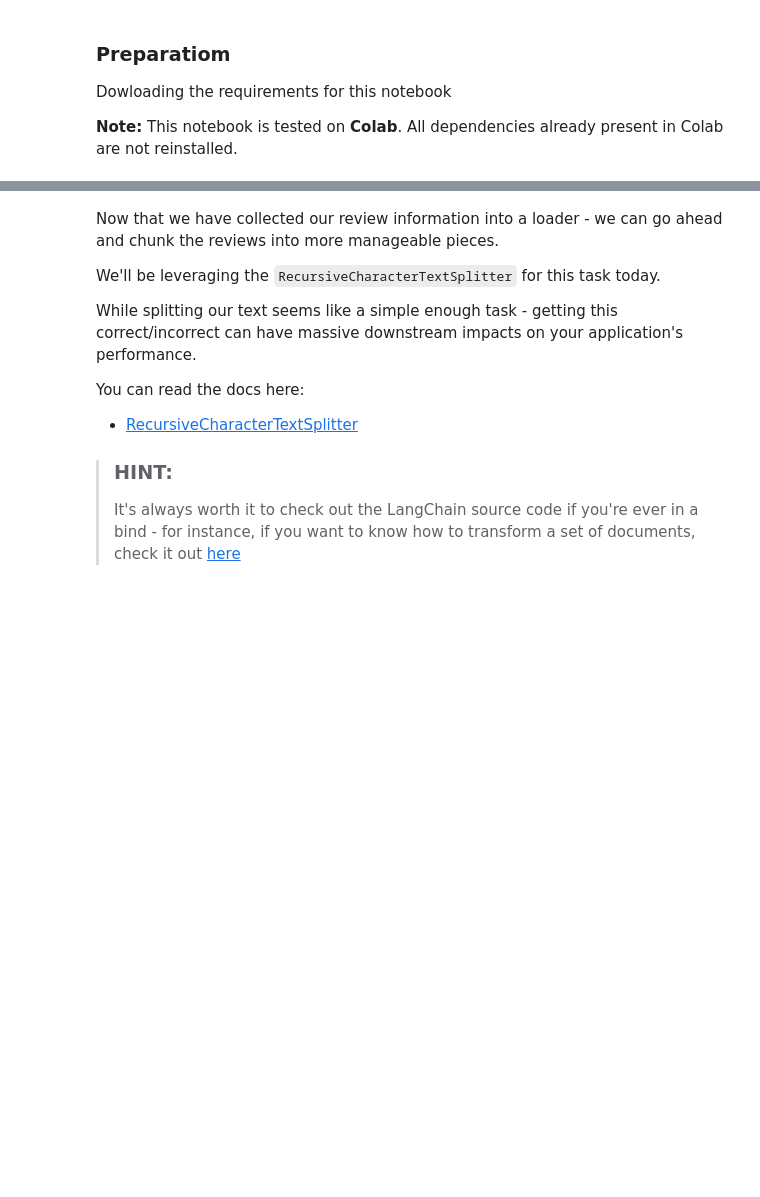
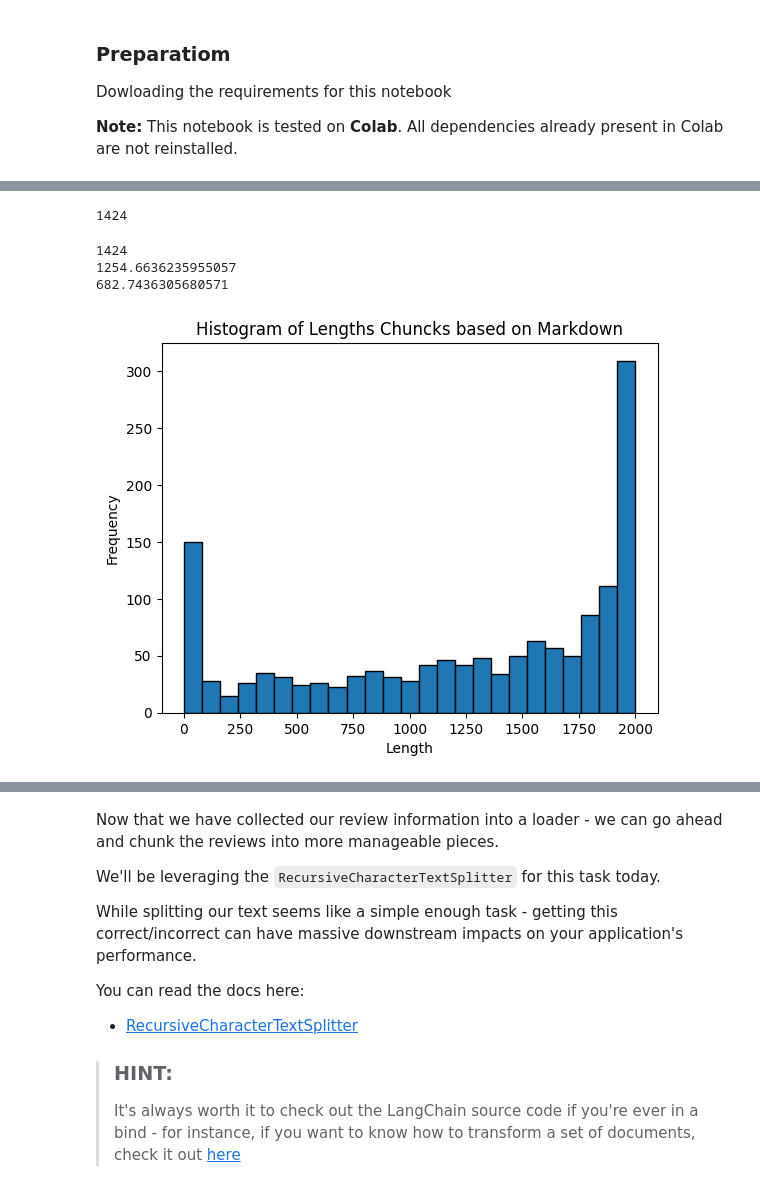
Before and after one commit to Umbomatumbo/Bachelor-Thesis, a Jupyter notebook: RAGnlp.ipynb, the cells around one changed output, grey strips where cells are left out. Cells and saved outputs as stored; diff of their text form; code cells hidden in the pictures; blank space fills up the shorter version.

```diff
--- a/RAGnlp.ipynb
+++ b/RAGnlp.ipynb
@@ -196,0 +238,31 @@ page_content='Centering embodies a particular theory of how entity mentioning le
+# %%
+from langchain.text_splitter import RecursiveCharacterTextSplitter
+
+big_chunk_splitter = RecursiveCharacterTextSplitter(
+    chunk_size = 2000, # the character length of the chunk
+    chunk_overlap = 250, # the character length of the overlap between chunks
+    length_function = len, # the length function - in this case, character length (aka the python len() fn.)
+)
+chunks_docs = big_chunk_splitter.split_documents(md_header_splits)
+print(len(chunks_docs))
+# %% [output]
+1424
+# %%
+print(len(chunks_docs))
+
+lengths = [len(doc.page_content) for doc in chunks_docs]
+
+mean, std = np.mean(lengths), np.std(lengths)
+print (mean)
+print (std)
+
+plt.hist(lengths, bins=25, edgecolor='black')
+plt.xlabel('Length')
+plt.ylabel('Frequency')
+plt.title('Histogram of Lengths Chuncks based on Markdown')
+plt.show()
+# %% [output]
+1424
+1254.6636235955057
+682.7436305680571
+[figure, added]
```
Also changed, not shown: parts of 31 cells of this notebook.
